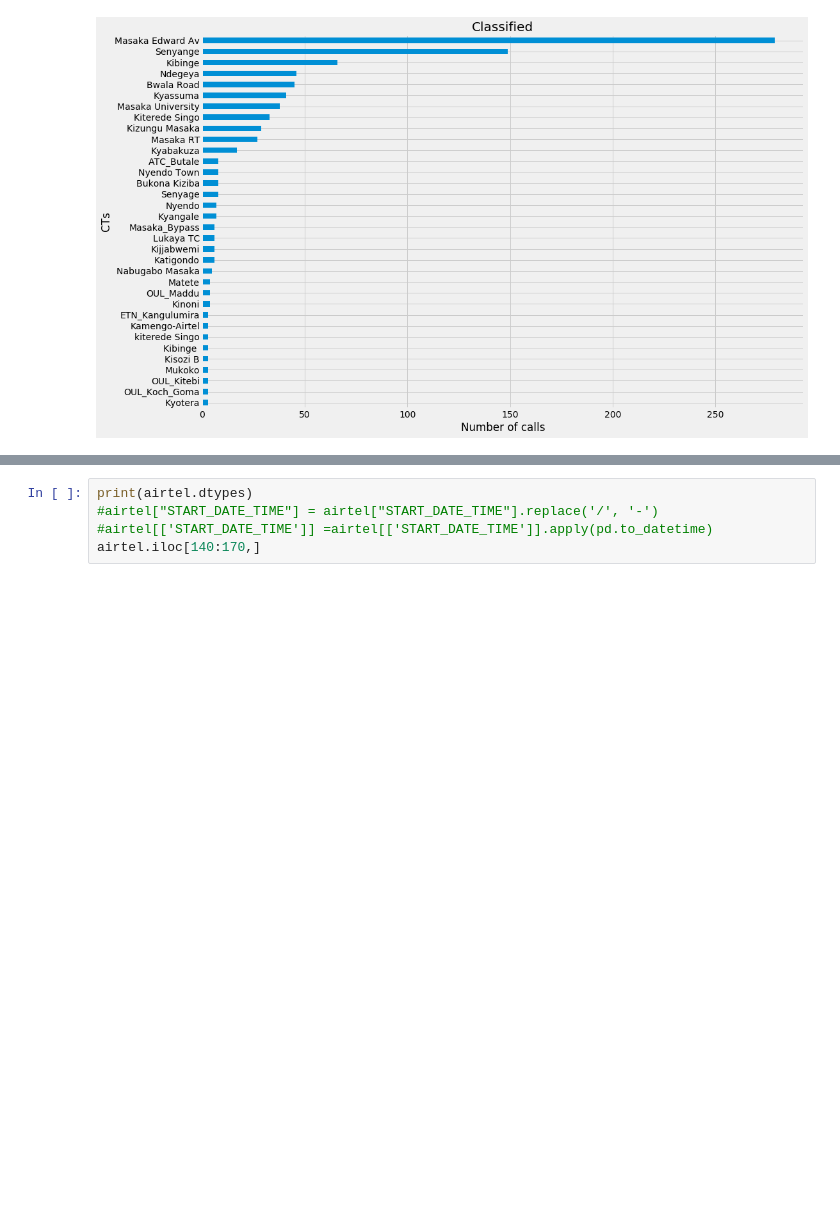
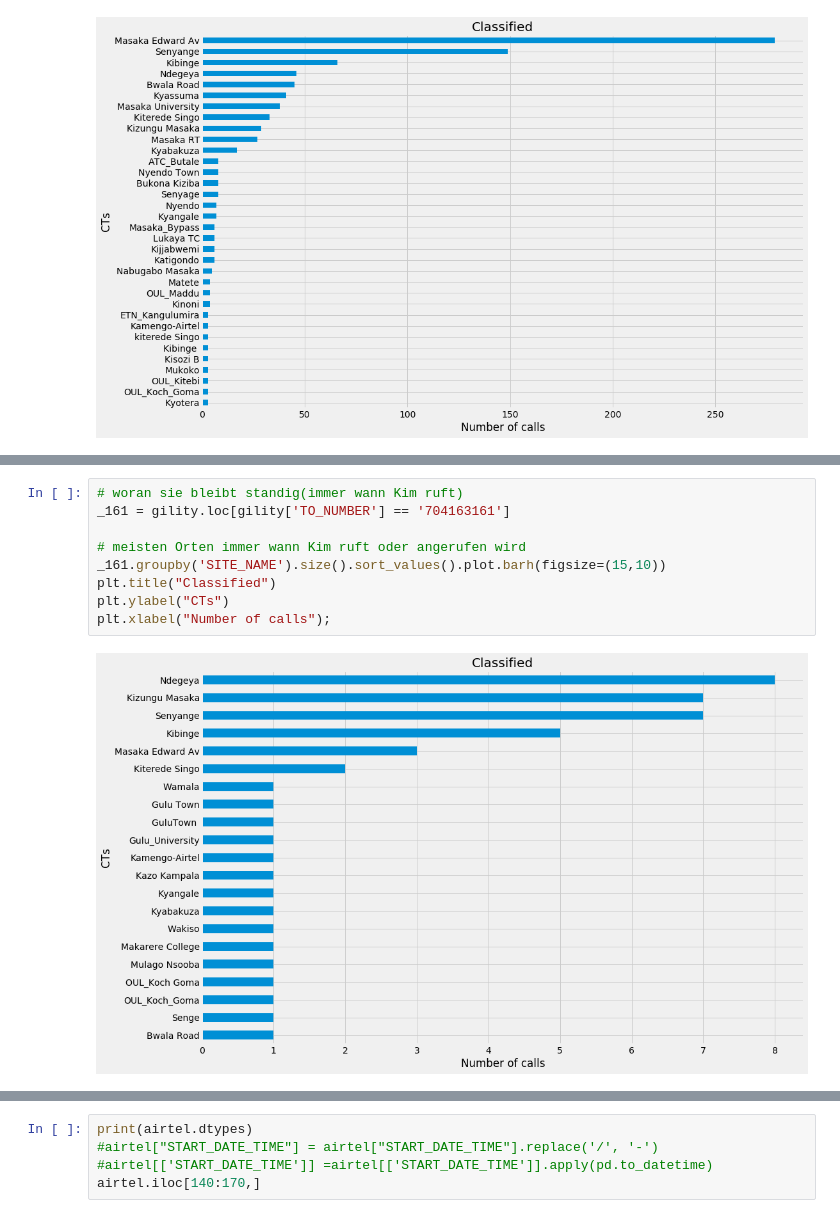
Before and after one commit to nassersaazi/ml_models, a Jupyter notebook: airtel.ipynb, the cells around one changed output, grey strips where cells are left out. Saved outputs shown, nothing was run; the diff lists cells and outputs as text; blank space fills up the shorter version.

```diff
--- a/airtel.ipynb
+++ b/airtel.ipynb
@@ -90,0 +141,11 @@ KeyError: '2019-06'
+# %%
+# woran sie bleibt standig(immer wann Kim ruft)
+_161 = gility.loc[gility['TO_NUMBER'] == '704163161']
+
+# meisten Orten immer wann Kim ruft oder angerufen wird
+_161.groupby('SITE_NAME').size().sort_values().plot.barh(figsize=(15,10))
+plt.title("Classified")
+plt.ylabel("CTs")
+plt.xlabel("Number of calls");
+# %% [output]
+[figure, added]
```
Also changed, not shown: parts of 8 cells of this notebook, 2 other files.
